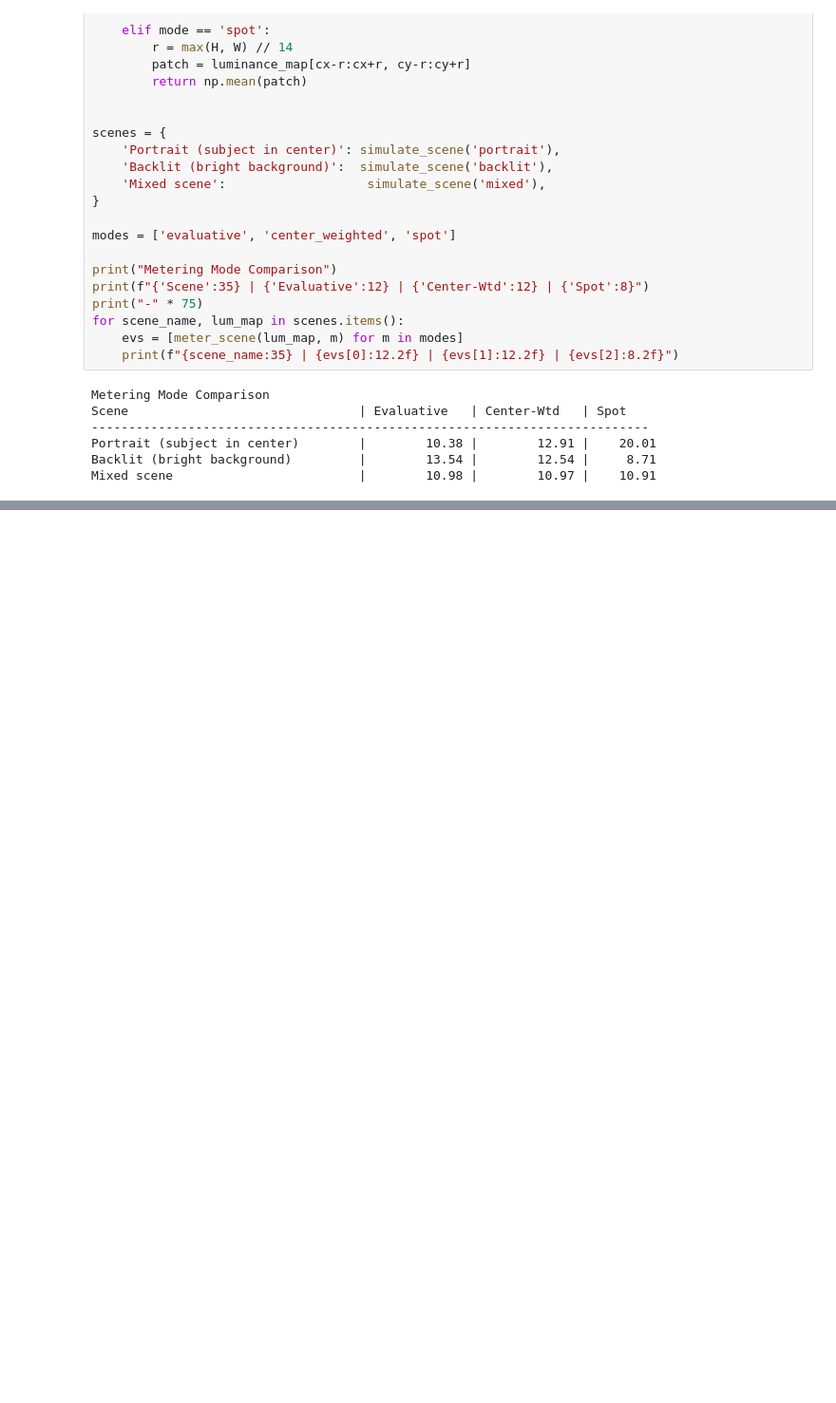
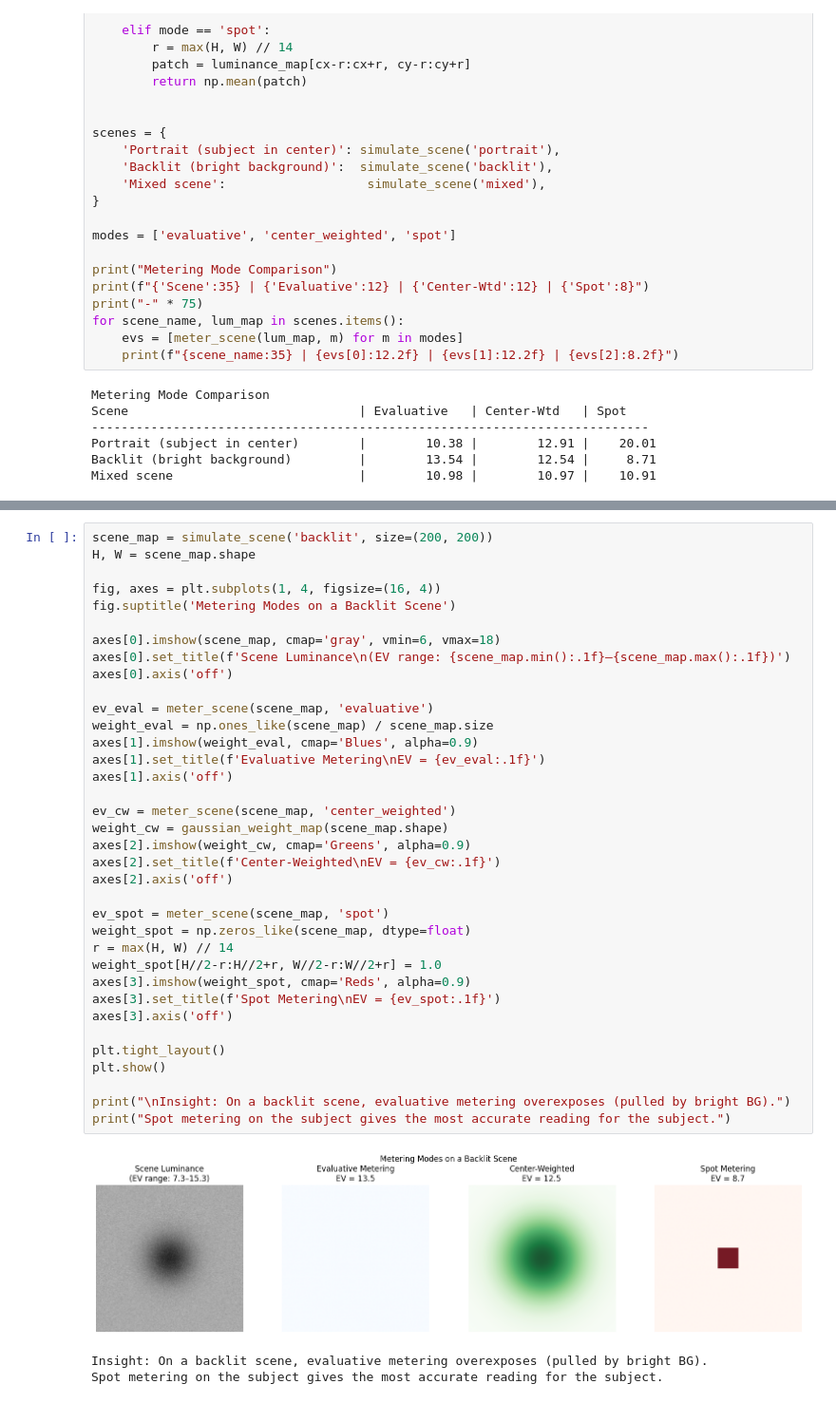
Before and after one commit to sdplamen/Decoding-F-Stop_Mathematical-concepts-in-Photography, a Jupyter notebook: Decoding_the_F_Stop.ipynb, the cells around one changed output, grey strips where cells are left out. Shown at 95% size. Cells and saved outputs as stored; diff of their text form; blank space fills up the shorter version.

Commit message:
The Three Metering Modes as Statistical Estimators and 18% Gray Standard

```diff
--- a/Decoding_the_F_Stop.ipynb
+++ b/Decoding_the_F_Stop.ipynb
@@ -604,0 +610,40 @@ Mixed scene                         |        10.98 |        10.97 |    10.91
+# %%
+scene_map = simulate_scene('backlit', size=(200, 200))
+H, W = scene_map.shape
+
+fig, axes = plt.subplots(1, 4, figsize=(16, 4))
+fig.suptitle('Metering Modes on a Backlit Scene')
+
+axes[0].imshow(scene_map, cmap='gray', vmin=6, vmax=18)
+axes[0].set_title(f'Scene Luminance\n(EV range: {scene_map.min():.1f}–{scene_map.max():.1f})')
+axes[0].axis('off')
+
+ev_eval = meter_scene(scene_map, 'evaluative')
+weight_eval = np.ones_like(scene_map) / scene_map.size
+axes[1].imshow(weight_eval, cmap='Blues', alpha=0.9)
+axes[1].set_title(f'Evaluative Metering\nEV = {ev_eval:.1f}')
+axes[1].axis('off')
+
+ev_cw = meter_scene(scene_map, 'center_weighted')
+weight_cw = gaussian_weight_map(scene_map.shape)
+axes[2].imshow(weight_cw, cmap='Greens', alpha=0.9)
+axes[2].set_title(f'Center-Weighted\nEV = {ev_cw:.1f}')
+axes[2].axis('off')
+
+ev_spot = meter_scene(scene_map, 'spot')
+weight_spot = np.zeros_like(scene_map, dtype=float)
+r = max(H, W) // 14
+weight_spot[H//2-r:H//2+r, W//2-r:W//2+r] = 1.0
+axes[3].imshow(weight_spot, cmap='Reds', alpha=0.9)
+axes[3].set_title(f'Spot Metering\nEV = {ev_spot:.1f}')
+axes[3].axis('off')
+
+plt.tight_layout()
+plt.show()
+
+print("\nInsight: On a backlit scene, evaluative metering overexposes (pulled by bright BG).")
+print("Spot metering on the subject gives the most accurate reading for the subject.")
+# %% [output]
+[figure, added]
+Insight: On a backlit scene, evaluative metering overexposes (pulled by bright BG).
+Spot metering on the subject gives the most accurate reading for the subject.
```
Also changed, not shown: parts of 4 cells of this notebook.
